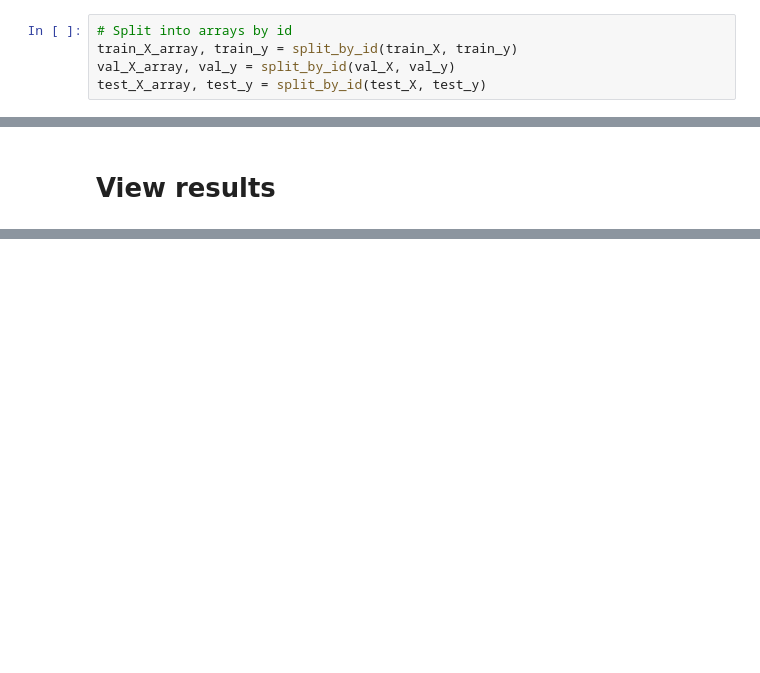
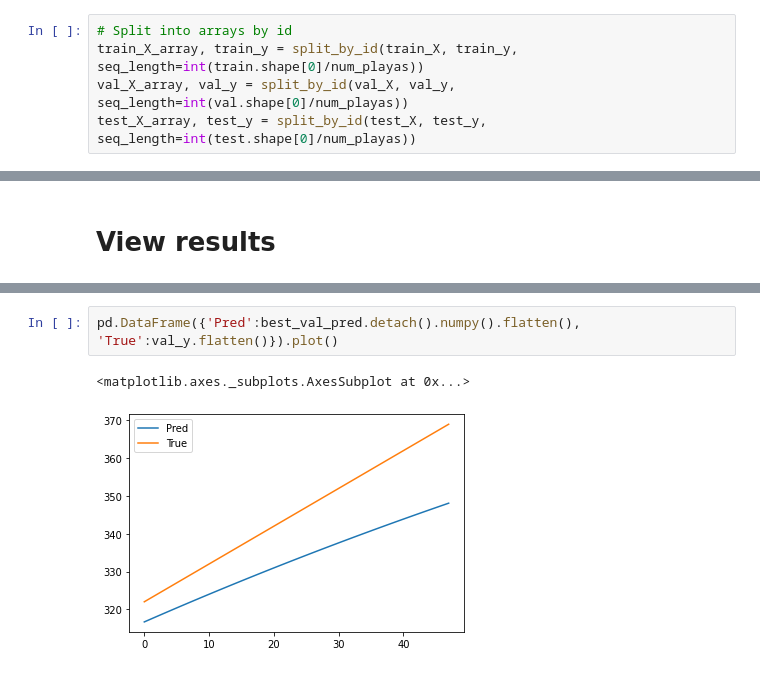
Before and after one commit to kysolvik/playa-inundation, a Jupyter notebook: playa-inundation/modeling/lstm_simplify.ipynb, the cells around one changed output, grey strips where cells are left out. Saved outputs shown, nothing was run; the diff lists cells and outputs as text; blank space fills up the shorter version.

Commit message:
Simplest example: dummy data for both x and y

```diff
--- a/playa-inundation/modeling/lstm_simplify.ipynb
+++ b/playa-inundation/modeling/lstm_simplify.ipynb
@@ -76,7 +88,7 @@ num_playas = int(train_X[:, -1].max())+1
 lstm_input_size = traj.shape[1]-1
 # %%
 # Split into arrays by id
-train_X_array, train_y = split_by_id(train_X, train_y)
-val_X_array, val_y = split_by_id(val_X, val_y)
-test_X_array, test_y = split_by_id(test_X, test_y)
+train_X_array, train_y = split_by_id(train_X, train_y, seq_length=int(train.shape[0]/num_playas))
+val_X_array, val_y = split_by_id(val_X, val_y, seq_length=int(val.shape[0]/num_playas))
+test_X_array, test_y = split_by_id(test_X, test_y, seq_length=int(test.shape[0]/num_playas))
 # %%
@@ -238,0 +285,5 @@ pd.DataFrame({'Pred':best_train_pred.detach().numpy().flatten(), 'True':train_y.
+# %%
+pd.DataFrame({'Pred':best_val_pred.detach().numpy().flatten(), 'True':val_y.flatten()}).plot()
+# %% [output]
+<matplotlib.axes._subplots.AxesSubplot at 0x...>
+[figure, added]
```
Also changed, not shown: parts of 13 cells of this notebook.
